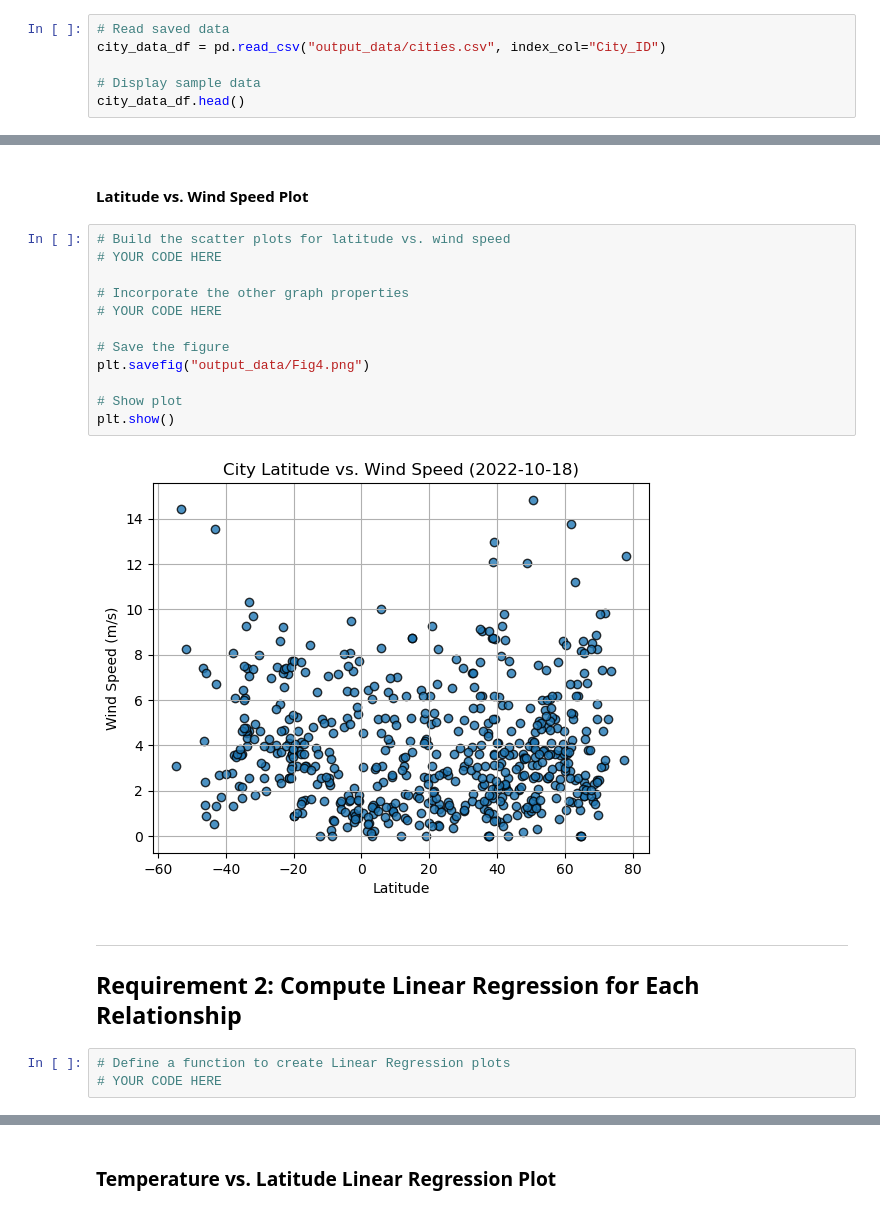
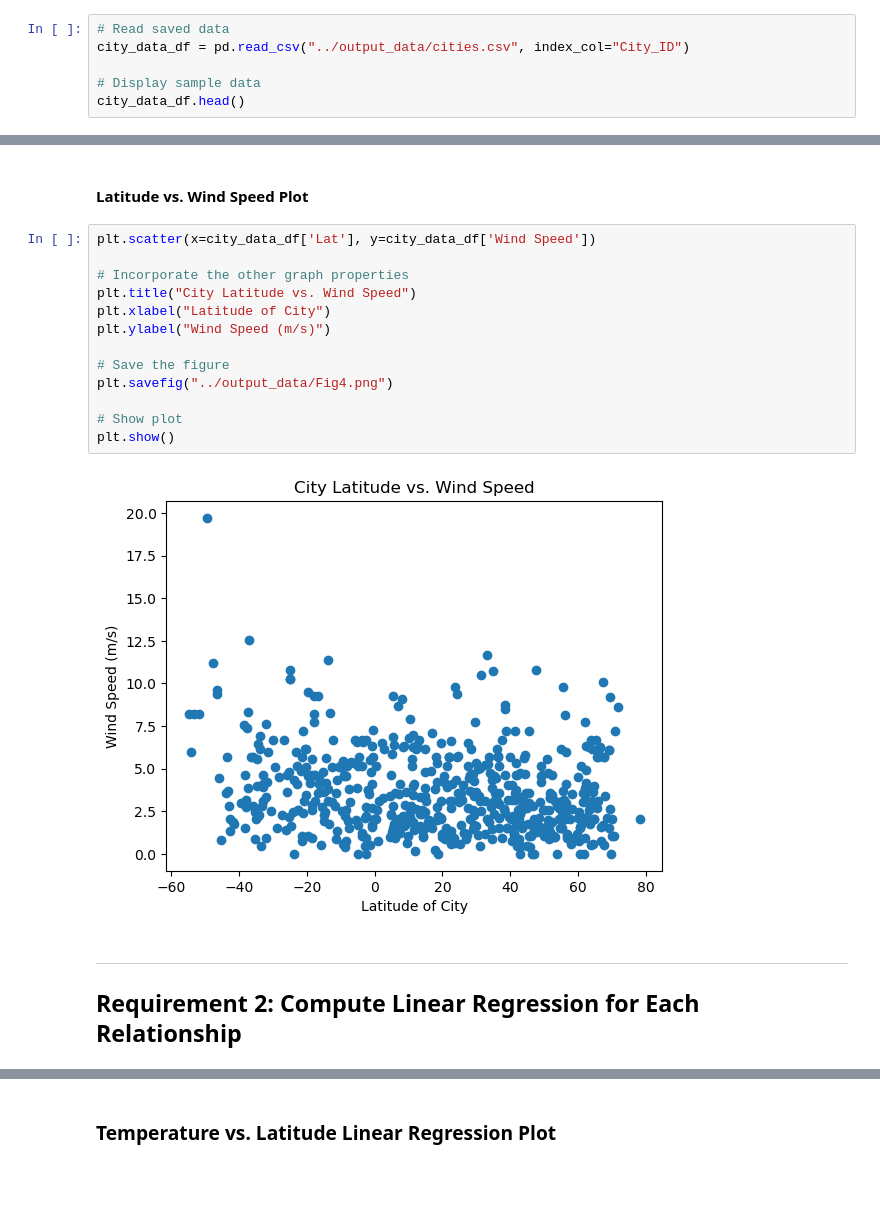
Before and after one commit to greenboi105/VacationPy-and-WeatherPy, a Jupyter notebook: starter_code/WeatherPy.ipynb, the cells around one changed output, grey strips where cells are left out. Drawn from its saved outputs; the diff is of its cells as text; blank space fills up the shorter version.

```diff
--- a/starter_code/WeatherPy.ipynb
+++ b/starter_code/WeatherPy.ipynb
@@ -198,6 +229,6 @@ city_data_df.to_csv("output_data/cities.csv", index_label="City_ID")
 # %%
 # Read saved data
-city_data_df = pd.read_csv("output_data/cities.csv", index_col="City_ID")
+city_data_df = pd.read_csv("../output_data/cities.csv", index_col="City_ID")
 
 # Display sample data
 city_data_df.head()
@@ -262,23 +296,21 @@ plt.show()
 # %% [markdown]
 #### Latitude vs. Wind Speed Plot
 # %%
-# Build the scatter plots for latitude vs. wind speed
-# YOUR CODE HERE
+plt.scatter(x=city_data_df['Lat'], y=city_data_df['Wind Speed'])
 
 # Incorporate the other graph properties
-# YOUR CODE HERE
+plt.title("City Latitude vs. Wind Speed")
+plt.xlabel("Latitude of City")
+plt.ylabel("Wind Speed (m/s)")
 
 # Save the figure
-plt.savefig("output_data/Fig4.png")
+plt.savefig("../output_data/Fig4.png")
 
 # Show plot
 plt.show()
 # %% [output]
-[figure, old version]
+[figure, new version]
 # %% [markdown]
 ---
 
 ## Requirement 2: Compute Linear Regression for Each Relationship
-# %%
-# Define a function to create Linear Regression plots
-# YOUR CODE HERE
```
Also changed, not shown: parts of 36 cells of this notebook, 6 other files.
